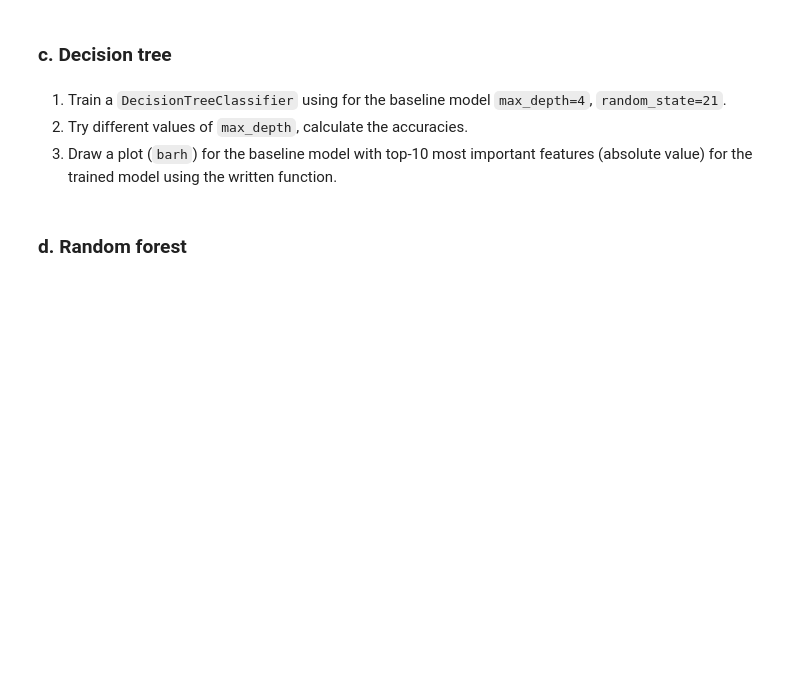
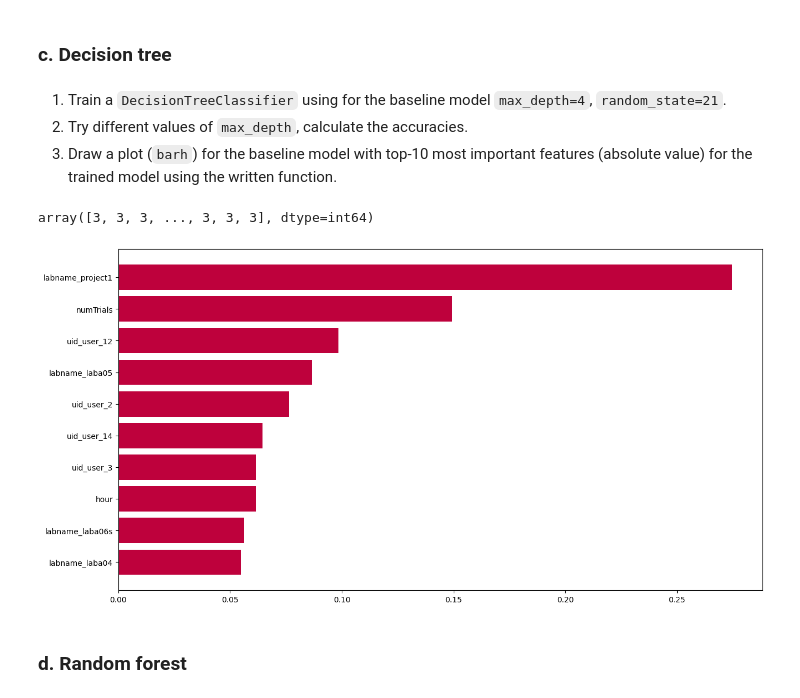
Before and after one commit to N4MEL3SS/Piscine_Python_Data_Science_Day_08, a Jupyter notebook: ex02/02_multiclass_one-hot.ipynb, the cells around one changed output. Drawn from its saved outputs; the diff is of its cells as text; code cells hidden in the pictures; blank space fills up the shorter version.

```diff
--- a/ex02/02_multiclass_one-hot.ipynb
+++ b/ex02/02_multiclass_one-hot.ipynb
@@ -33,9 +188,42 @@
+# %%
+def draw_barh(w, columnsX, n):
+   w_dict = dict(zip(columnsX, w))
+   sort_w = {k: v for k, v in sorted(w_dict.items(), key=lambda item: item[1], reverse=True)}
+   features = np.array(list(sort_w.keys()))[:n]
+   weights = np.array(list(sort_w.values()))[:n]
+   fig, ax = plt.subplots(figsize=(15, 8))
+   plt.barh(np.arange(n), weights, color='xkcd:rose red')
+   ax.set_yticks(np.arange(n))
+   ax.set_yticklabels(features)
+   ax.invert_yaxis()
+   plt.show()
 # %% [markdown]
 ### c. Decision tree
 # %% [markdown]
 1. Train a `DecisionTreeClassifier` using for the baseline model `max_depth=4`, `random_state=21`.
 2. Try different values of `max_depth`, calculate the accuracies.
 3. Draw a plot (`barh`) for the baseline model with top-10 most important features (absolute value) for the trained model using the written function.
+# %%
+X = df.drop('dayofweek', axis=1)
+y = df.dayofweek
+
+parameters = {
+    'max_depth': [4]
+}
+tD = tree.DecisionTreeClassifier(random_state=21)
+clf1 = GridSearchCV(tD, parameters)
+clf1 = clf1.fit(X, y)
+y_tree = clf1.predict(X)
+y_tree
+# %% [output]
+array([3, 3, 3, ..., 3, 3, 3], dtype=int64)
+# %%
+w = clf1.best_estimator_.feature_importances_
+columnsX = X
+
+draw_barh(w, columnsX, 10)
+# %% [output]
+[figure, added]
 # %% [markdown]
 ### d. Random forest
 # %% [markdown]
```
Also changed, not shown: parts of 17 cells of this notebook, 2 other files.
